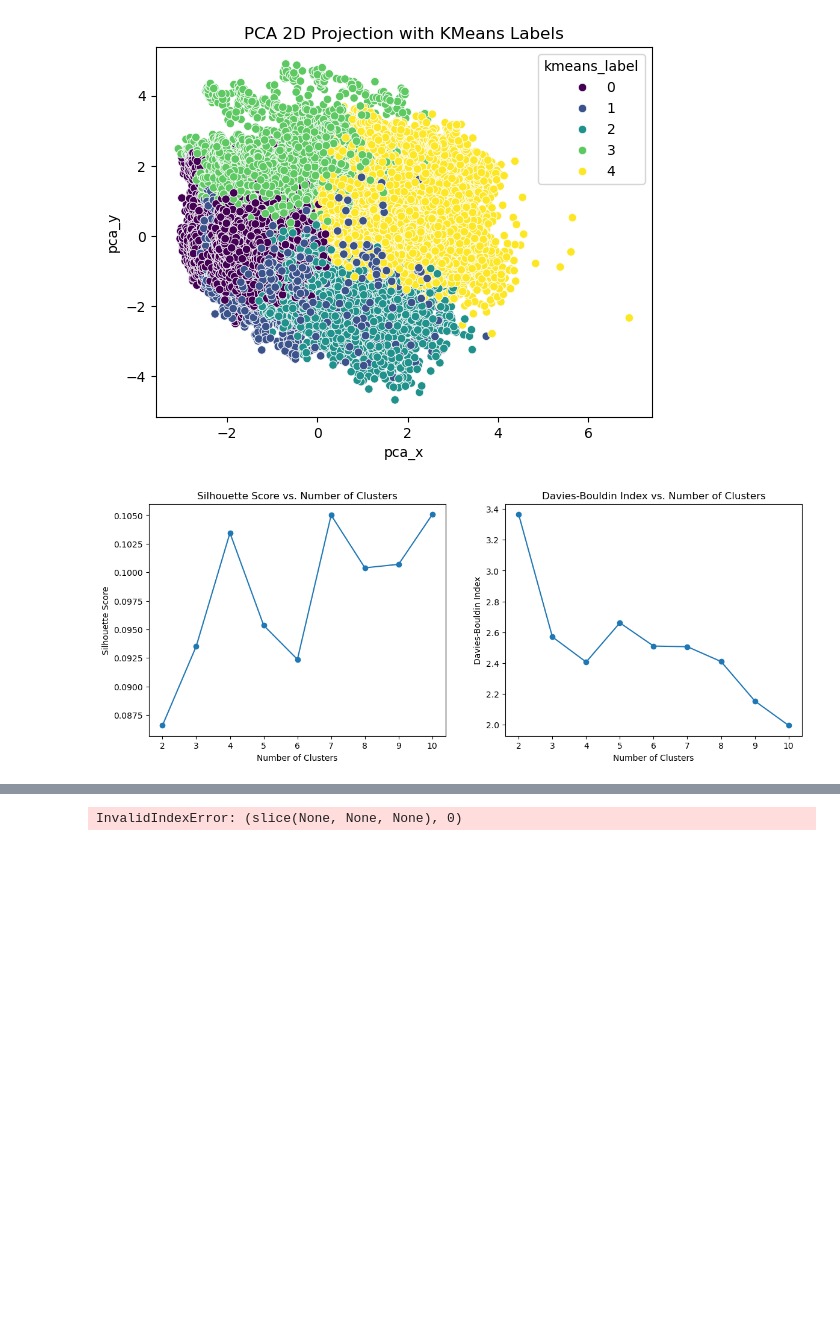
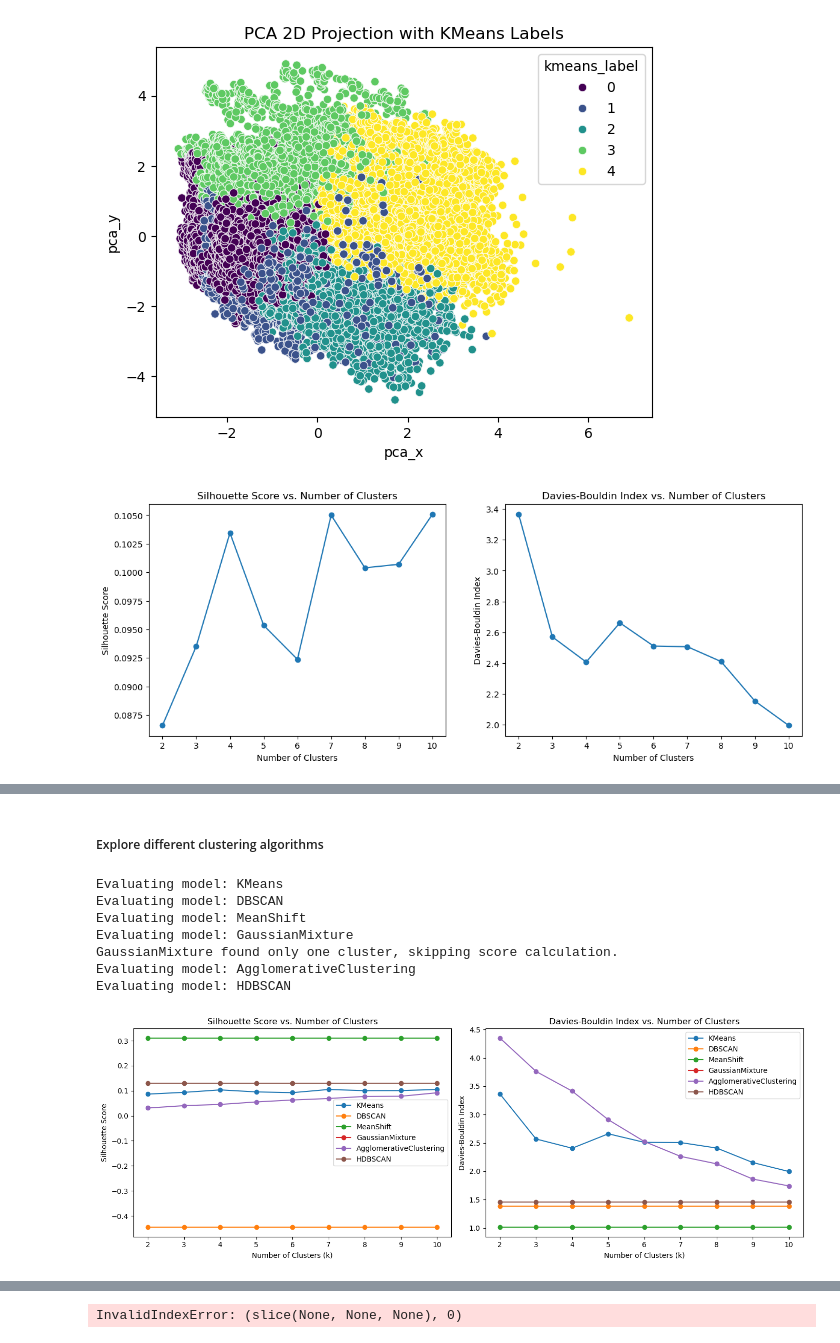
Before and after one commit to sralter/term_deposit_marketing, a Jupyter notebook: project2_modeling.ipynb, the cells around one changed output, grey strips where cells are left out. Saved outputs shown, nothing was run; the diff lists cells and outputs as text; code cells hidden in the pictures; blank space fills up the shorter version.

Commit message:
stretching the limits of what else I can do

```diff
--- a/project2_modeling.ipynb
+++ b/project2_modeling.ipynb
@@ -3310,7 +3311,7 @@ model_list=[KMeans(random_state=seed),
 
 for k in k_values:
     for model_ in model_list:
-        model = KMeans(n_clusters=k, random_state=seed)
+        model_ = KMeans(n_clusters=k, random_state=seed)
         labels = kmeans.fit_predict(X_scale)
         silhouette_scores.append(silhouette_score(X_scale, labels))
         davies_bouldin_scores.append(davies_bouldin_score(X_scale, labels))
@@ -3334,0 +3356,78 @@ plt.show()
+# %% [markdown]
+##### Explore different clustering algorithms
+# %%
+# Define range for k (number of clusters) where applicable
+k_values = range(2, 11)
+model_list = [KMeans(random_state=seed),
+              DBSCAN(n_jobs=-1),
+              # SpectralClustering(random_state=seed),
+              MeanShift(n_jobs=-1),
+              GaussianMixture(random_state=seed),
+              AgglomerativeClustering(),
+              HDBSCAN(n_jobs=-1)]
+
+# Initialize storage for scores
+silhouette_scores = {model.__class__.__name__: [] for model in model_list}
+davies_bouldin_scores = {model.__class__.__name__: [] for model in model_list}
+
+# Evaluate models
+for model_ in model_list:
+    model_name = model_.__class__.__name__
+    print(f"Evaluating model: {model_name}")
+
+    if model_name in ["KMeans", "SpectralClustering", "AgglomerativeClustering"]:
+        # For models requiring n_clusters, loop over k values
+        for k in k_values:
+            model_.set_params(n_clusters=k)
+            labels = model_.fit_predict(X_scale)
+            # Check if the model found more than one cluster
+            if len(set(labels)) > 1:
+                silhouette_scores[model_name].append(silhouette_score(X_scale, labels))
+                davies_bouldin_scores[model_name].append(davies_bouldin_score(X_scale, labels))
+            else:
+                print(f"{model_name} with k={k} found only one cluster, skipping score calculation.")
+                silhouette_scores[model_name].append(None)
+                davies_bouldin_scores[model_name].append(None)
+    else:
+        # For models that don't require n_clusters, fit once
+        labels = model_.fit_predict(X_scale)
+        if len(set(labels)) > 1:
+            silhouette_scores[model_name] = [silhouette_score(X_scale, labels)] * len(k_values)
+            davies_bouldin_scores[model_name] = [davies_bouldin_score(X_scale, labels)] * len(k_values)
+        else:
+            print(f"{model_name} found only one cluster, skipping score calculation.")
+            silhouette_scores[model_name] = [None] * len(k_values)
+            davies_bouldin_scores[model_name] = [None] * len(k_values)
+
+# Plot the scores for each model
+fig, axes = plt.subplots(1, 2, figsize=(14, 5))
+for model_name in silhouette_scores.keys():
+    axes[0].plot(k_values, silhouette_scores[model_name], marker='o', label=model_name)
+    axes[1].plot(k_values, davies_bouldin_scores[model_name], marker='o', label=model_name)
+
+axes[0].set_title("Silhouette Score vs. Number of Clusters")
+axes[0].set_xlabel("Number of Clusters (k)")
+axes[0].set_ylabel("Silhouette Score")
+axes[0].legend()
+
+axes[1].set_title("Davies-Bouldin Index vs. Number of Clusters")
+axes[1].set_xlabel("Number of Clusters (k)")
+axes[1].set_ylabel("Davies-Bouldin Index")
+axes[1].legend()
+
+plt.tight_layout()
+
+plt.savefig('../figs/2_l3_algorithmperformance.pdf')
+plt.savefig('../figs/2_l3_algorithmperformance.jpg')
+plt.savefig('../figs/2_l3_algorithmperformance.png')
+
+plt.show()
+# %% [output]
+Evaluating model: KMeans
+Evaluating model: DBSCAN
+Evaluating model: MeanShift
+Evaluating model: GaussianMixture
+GaussianMixture found only one cluster, skipping score calculation.
+Evaluating model: AgglomerativeClustering
+Evaluating model: HDBSCAN
+[figure, added]
```
Also changed, not shown: parts of 4 cells of this notebook.
